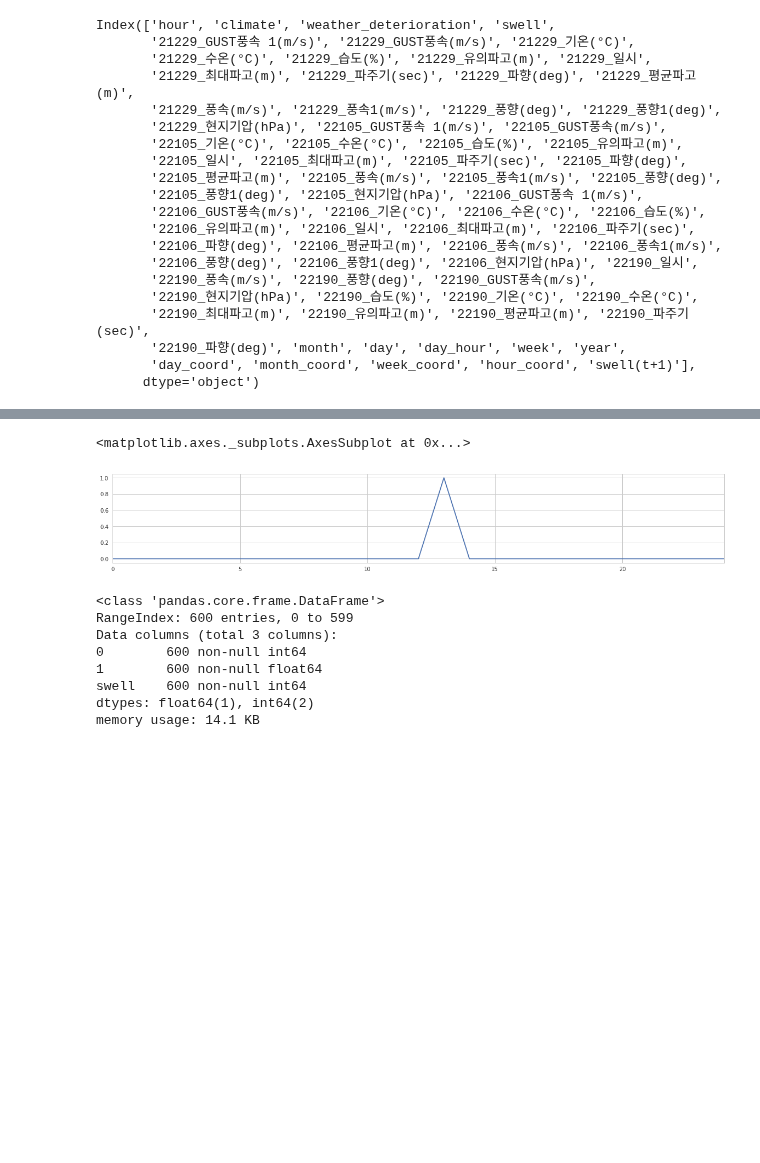
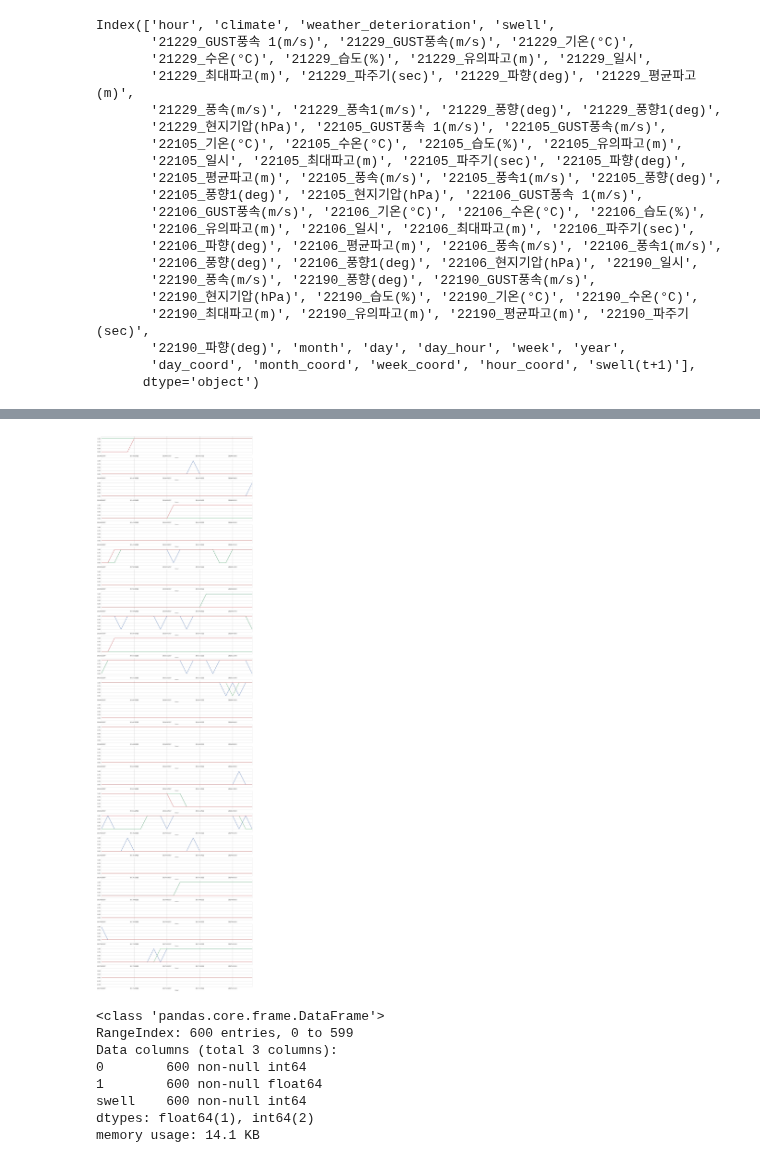
Before and after one commit to junwoopark92/2018-Posco-AI-Challenge, a Jupyter notebook: Task2_forecast_swell/jw/05.eval_clustering_base.ipynb, the cells around one changed output, grey strips where cells are left out. Cells and saved outputs as stored; diff of their text form; code cells hidden in the pictures; blank space fills up the shorter version.

```diff
--- a/Task2_forecast_swell/jw/05.eval_clustering_base.ipynb
+++ b/Task2_forecast_swell/jw/05.eval_clustering_base.ipynb
@@ -486,7 +483 @@ pred_df['swell'].value_counts()
 Name: swell, dtype: int64
-# %%
-index = 0
-pred_df.loc[index:index+24]['swell'].plot()
-# %% [output]
-<matplotlib.axes._subplots.AxesSubplot at 0x...>
-[figure, removed]
@@ -493,3 +498,14 @@ pred_df.loc[index:index+24]['swell'].plot()
+# %%
+index = 0
+for i in range(25):
+    index = i*24
+    plt.ylim(ymax=1.2,ymin=-0.2)
+    plt.subplot(25,1,i+1)
+    test.iloc[index:index+24]['pred'].plot()
+    test.iloc[index:index+24]['smoth_pred'].plot()
+    test.iloc[index:index+24]['swell(t+1)'].apply(lambda x:1 if x==2 else 0).plot()
+# %% [output]
+[figure, added]
 # %%
 pred_df.info()
 # %% [output]
```
Also changed, not shown: parts of 16 cells of this notebook, 1 other file.
